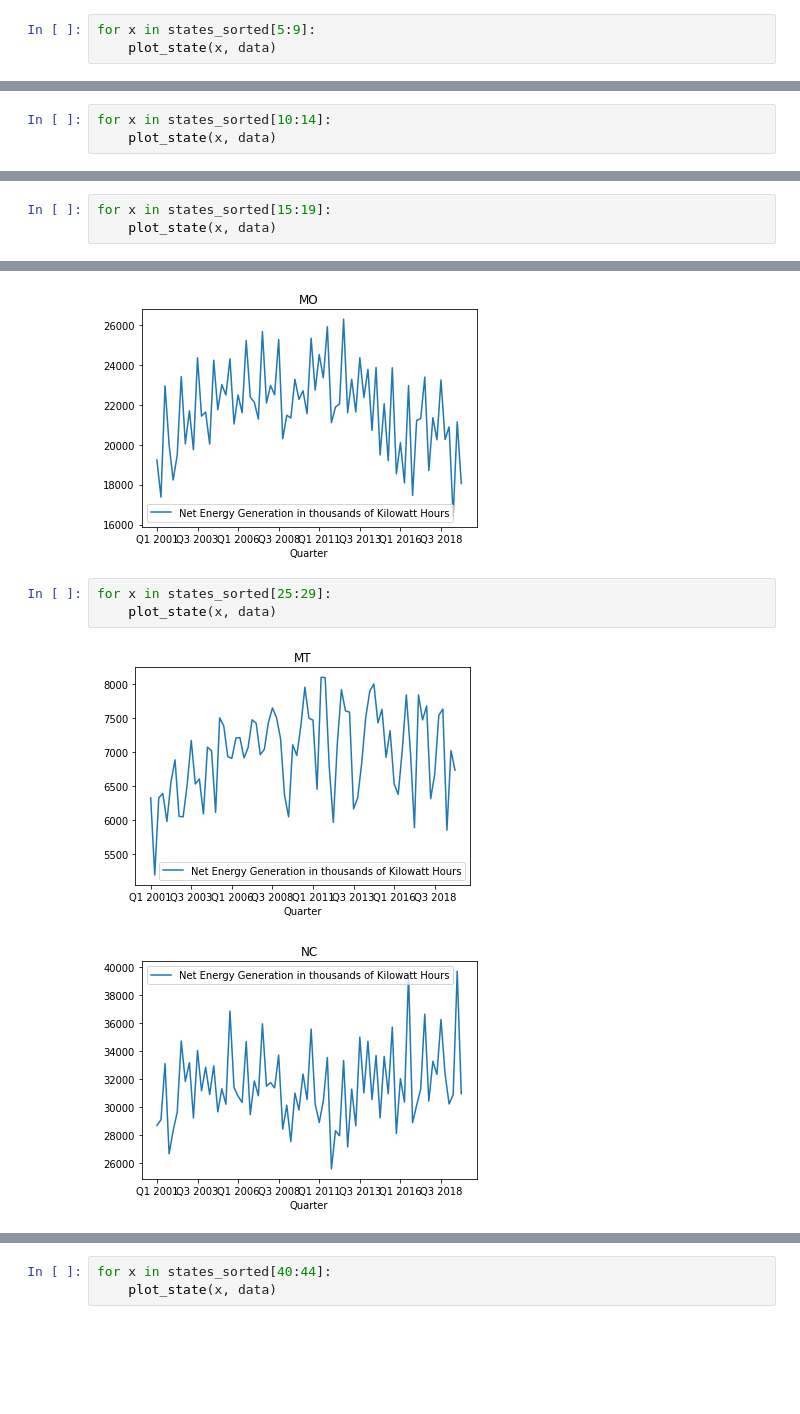
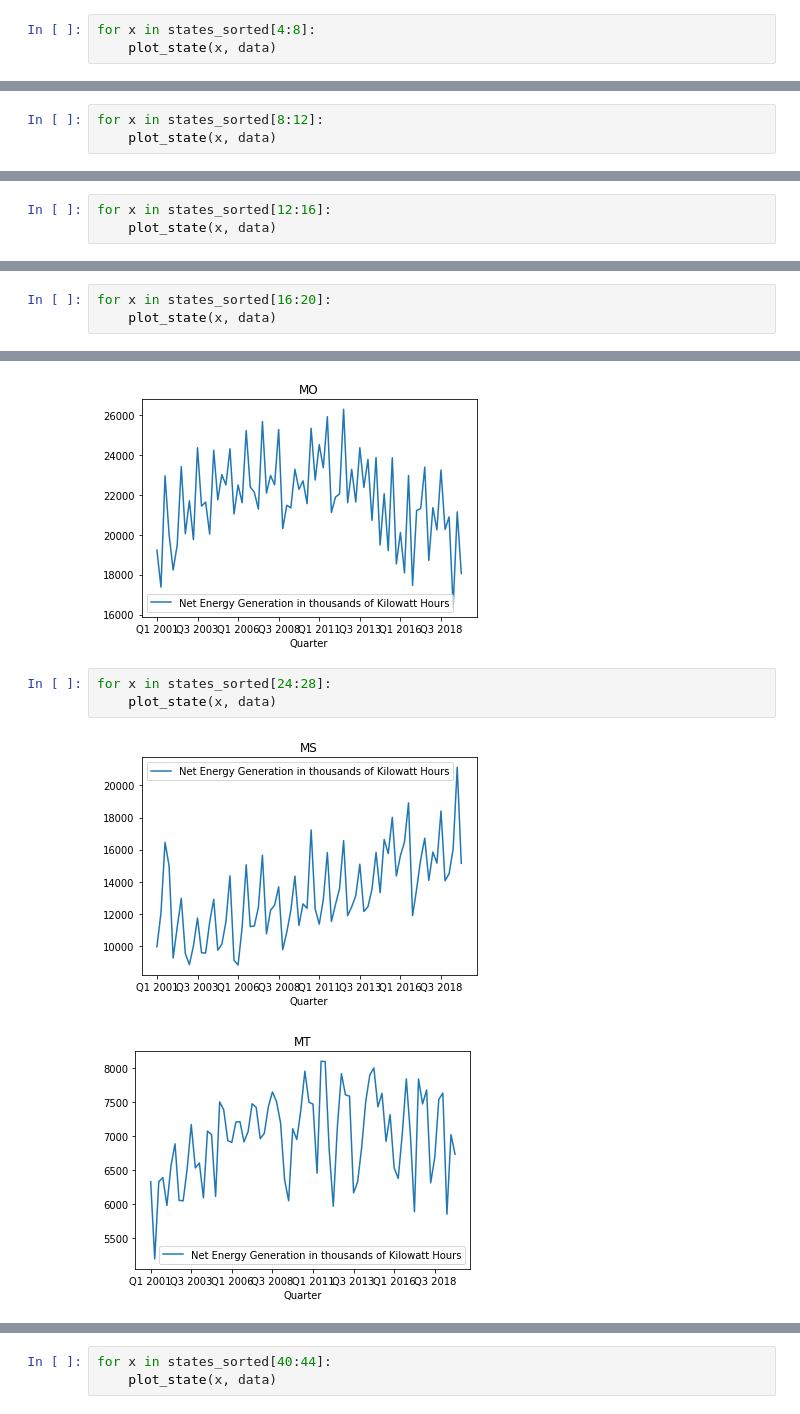
Before and after one commit to alexschwartzburg/Energy_Use_USA, a Jupyter notebook: Analysis_of_Net_Energy_Consumption_USA_source_EIA.ipynb, the cells around one changed output, grey strips where cells are left out. Drawn from its saved outputs; the diff is of its cells as text; blank space fills up the shorter version.

```diff
--- a/Analysis_of_Net_Energy_Consumption_USA_source_EIA.ipynb
+++ b/Analysis_of_Net_Energy_Consumption_USA_source_EIA.ipynb
@@ -254,6 +212,6 @@ print(List1)
 [figure]
 [figure]
 # %%
-for x in states_sorted[5:9]:
+for x in states_sorted[4:8]:
 	plot_state(x, data)
 # %% [output]
@@ -264,4 +222,4 @@ for x in states_sorted[5:9]:
 # %%
-for x in states_sorted[10:14]:
+for x in states_sorted[8:12]:
 	plot_state(x, data)
 # %% [output]
@@ -272,4 +230,4 @@ for x in states_sorted[10:14]:
 # %%
-for x in states_sorted[15:19]:
+for x in states_sorted[12:16]:
 	plot_state(x, data)
 # %% [output]
@@ -279,0 +238,3 @@ for x in states_sorted[15:19]:
+# %%
+for x in states_sorted[16:20]:
+	plot_state(x, data)
@@ -286,8 +252,8 @@ for x in states_sorted[20:24]:
 [figure]
 [figure]
 # %%
-for x in states_sorted[25:29]:
+for x in states_sorted[24:28]:
 	plot_state(x, data)
 # %% [output]
-[figure, old version]
+[figure, new version]
-[figure, old version]
+[figure, new version]
```
Also changed, not shown: parts of 23 cells of this notebook.
